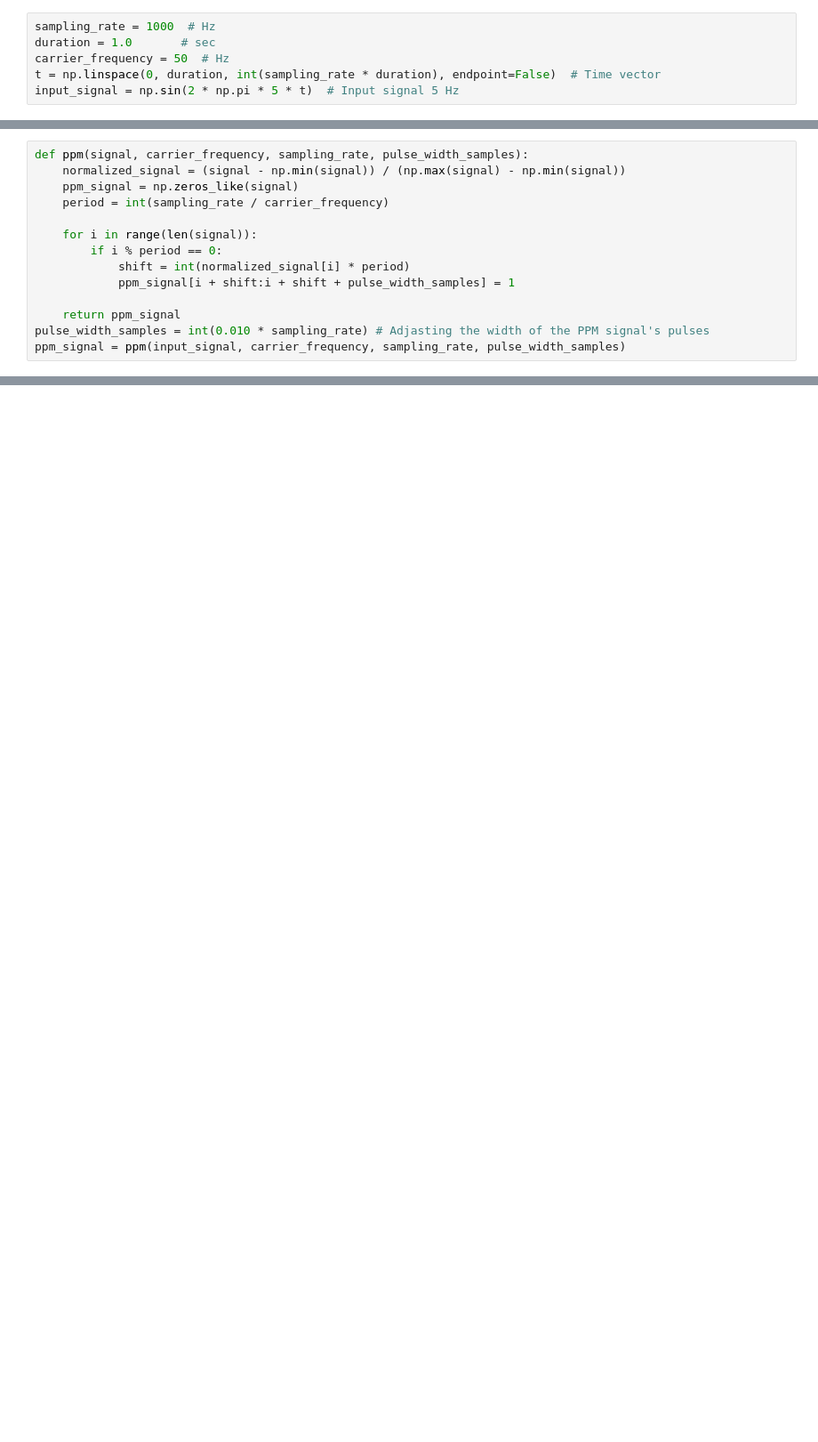
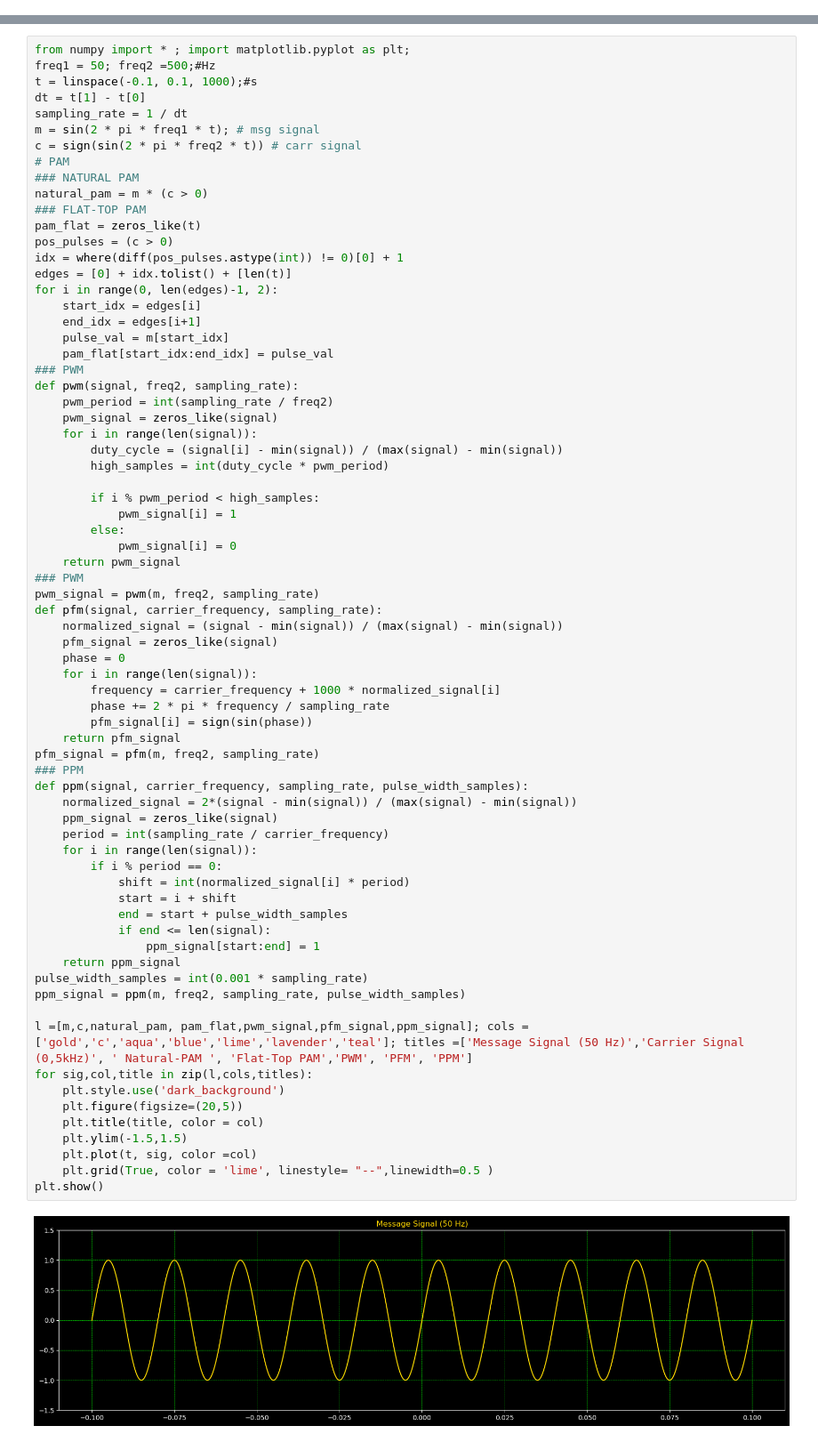
Before and after one commit to a1ae/PCM_Modulation, a Jupyter notebook: PCM_Modulation (2).ipynb, the cells around one changed output, grey strips where cells are left out. Shown at 89% size. Cells and saved outputs as stored; diff of their text form; blank space fills up the shorter version.

```diff
--- a/PCM_Modulation (2).ipynb
+++ b/PCM_Modulation (2).ipynb
@@ -10,6 +0,0 @@ import matplotlib.pyplot as plt
-# %%
-sampling_rate = 1000  # Hz
-duration = 1.0       # sec
-carrier_frequency = 50  # Hz
-t = np.linspace(0, duration, int(sampling_rate * duration), endpoint=False)  # Time vector
-input_signal = np.sin(2 * np.pi * 5 * t)  # Input signal 5 Hz
@@ -79,14 +0,0 @@ pfm_signal = pfm(input_signal, carrier_frequency, sampling_rate)
-# %%
-def ppm(signal, carrier_frequency, sampling_rate, pulse_width_samples):
-    normalized_signal = (signal - np.min(signal)) / (np.max(signal) - np.min(signal))
-    ppm_signal = np.zeros_like(signal)
-    period = int(sampling_rate / carrier_frequency)
-
-    for i in range(len(signal)):
-        if i % period == 0:
-            shift = int(normalized_signal[i] * period)
-            ppm_signal[i + shift:i + shift + pulse_width_samples] = 1
-
-    return ppm_signal
-pulse_width_samples = int(0.010 * sampling_rate) # Adjasting the width of the PPM signal's pulses
-ppm_signal = ppm(input_signal, carrier_frequency, sampling_rate, pulse_width_samples)
@@ -151,0 +1,73 @@ plt.show()
+# %%
+from numpy import * ; import matplotlib.pyplot as plt;
+freq1 = 50; freq2 =500;#Hz
+t = linspace(-0.1, 0.1, 1000);#s
+dt = t[1] - t[0]
+sampling_rate = 1 / dt
+m = sin(2 * pi * freq1 * t); # msg signal
+c = sign(sin(2 * pi * freq2 * t)) # carr signal
+# PAM
+### NATURAL PAM
+natural_pam = m * (c > 0)
+### FLAT-TOP PAM
+pam_flat = zeros_like(t)
+pos_pulses = (c > 0)
+idx = where(diff(pos_pulses.astype(int)) != 0)[0] + 1
+edges = [0] + idx.tolist() + [len(t)]
+for i in range(0, len(edges)-1, 2):
+    start_idx = edges[i]
+    end_idx = edges[i+1]
+    pulse_val = m[start_idx]
+    pam_flat[start_idx:end_idx] = pulse_val
+### PWM
+def pwm(signal, freq2, sampling_rate):
+    pwm_period = int(sampling_rate / freq2)
+    pwm_signal = zeros_like(signal)
+    for i in range(len(signal)):
+        duty_cycle = (signal[i] - min(signal)) / (max(signal) - min(signal))
+        high_samples = int(duty_cycle * pwm_period)
+
+        if i % pwm_period < high_samples:
+            pwm_signal[i] = 1
+        else:
+            pwm_signal[i] = 0
+    return pwm_signal
+### PWM
+pwm_signal = pwm(m, freq2, sampling_rate)
+def pfm(signal, carrier_frequency, sampling_rate):
+    normalized_signal = (signal - min(signal)) / (max(signal) - min(signal))
+    pfm_signal = zeros_like(signal)
+    phase = 0
+    for i in range(len(signal)):
+        frequency = carrier_frequency + 1000 * normalized_signal[i]
+        phase += 2 * pi * frequency / sampling_rate
+        pfm_signal[i] = sign(sin(phase))
+    return pfm_signal
+pfm_signal = pfm(m, freq2, sampling_rate)
+### PPM
+def ppm(signal, carrier_frequency, sampling_rate, pulse_width_samples):
+    normalized_signal = 2*(signal - min(signal)) / (max(signal) - min(signal))
+    ppm_signal = zeros_like(signal)
+    period = int(sampling_rate / carrier_frequency)
+    for i in range(len(signal)):
+        if i % period == 0:
+            shift = int(normalized_signal[i] * period)
+            start = i + shift
+            end = start + pulse_width_samples
+            if end <= len(signal):
+                ppm_signal[start:end] = 1
+    return ppm_signal
+pulse_width_samples = int(0.001 * sampling_rate)
+ppm_signal = ppm(m, freq2, sampling_rate, pulse_width_samples)
+
+l =[m,c,natural_pam, pam_flat,pwm_signal,pfm_signal,ppm_signal]; cols =['gold','c','aqua','blue','lime','lavender','teal']; titles =['Message Signal (50 Hz)','Carrier Signal (0,5kHz)', ' Natural-PAM ', 'Flat-Top PAM','PWM', 'PFM', 'PPM']
+for sig,col,title in zip(l,cols,titles):
+    plt.style.use('dark_background')
+    plt.figure(figsize=(20,5))
+    plt.title(title, color = col)
+    plt.ylim(-1.5,1.5)
+    plt.plot(t, sig, color =col)
+    plt.grid(True, color = 'lime', linestyle= "--",linewidth=0.5 )
+plt.show()
+# %% [output]
+[figure, added]
```
Also changed, not shown: parts of 16 cells of this notebook.
